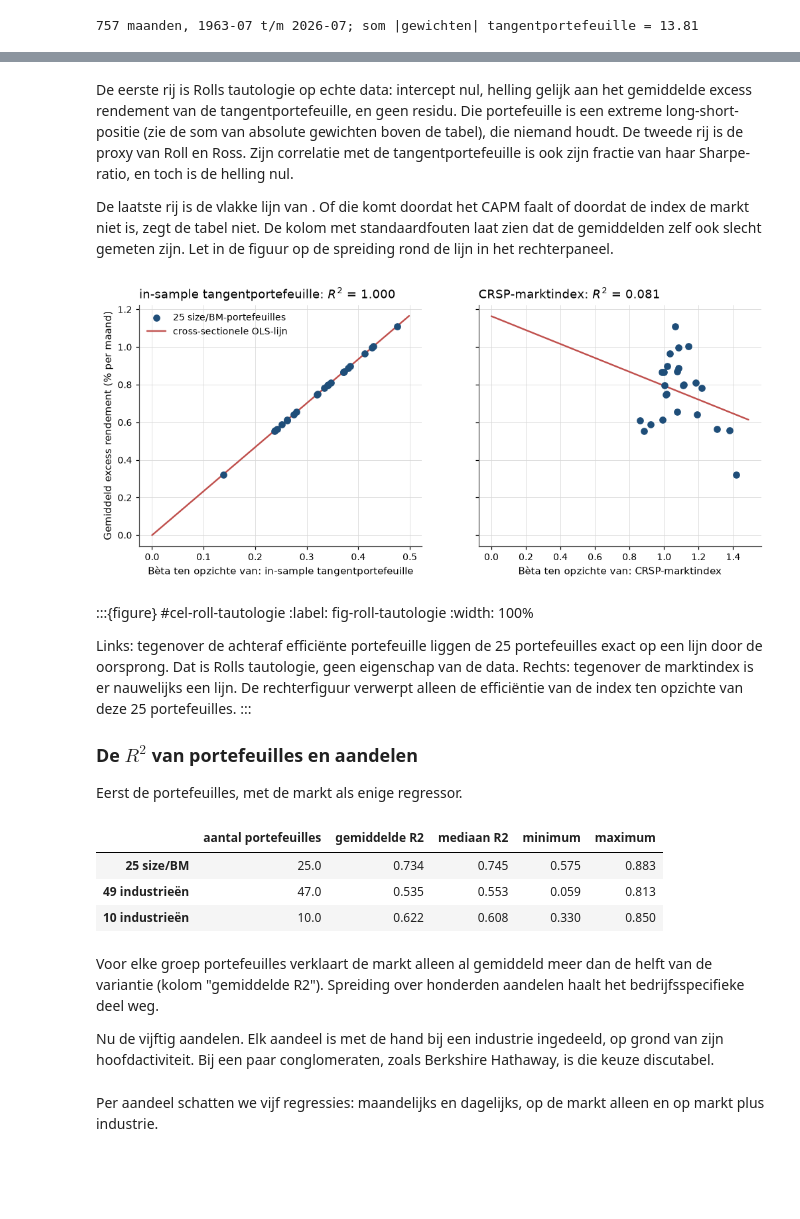
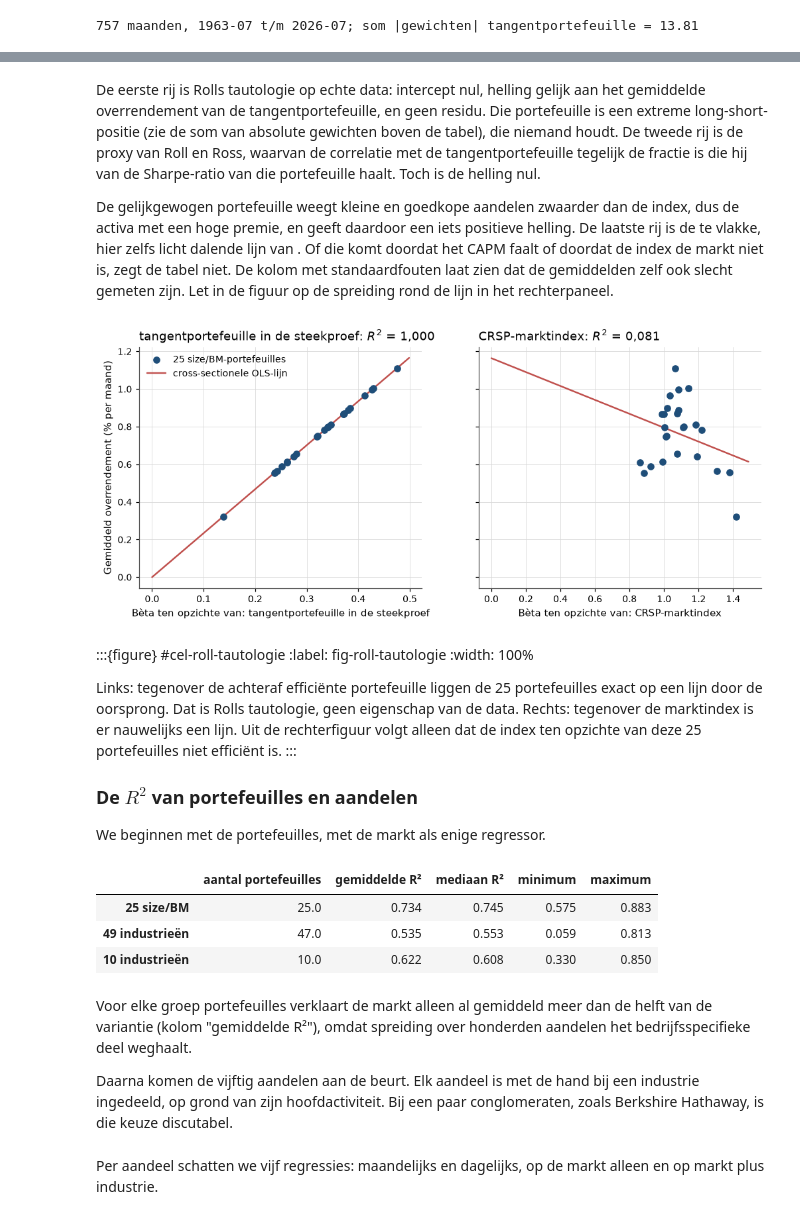
Before and after one commit to MaartenN14/history-asset-pricing, a Jupyter notebook: lectures/03_14_roll.ipynb, the cells around one changed output, grey strips where cells are left out. Saved outputs shown, nothing was run; the diff lists cells and outputs as text; code cells hidden in the pictures; blank space fills up the shorter version.

```diff
--- a/lectures/03_14_roll.ipynb
+++ b/lectures/03_14_roll.ipynb
@@ -841,12 +862,12 @@ c_hat = (d_hat @ Sigma_hat @ w_tan) / (d_hat @ Sigma_hat @ d_hat)
 w_zero = w_tan - c_hat * d_hat
 
 proxies = {
-    "in-sample tangentportefeuille": ff25 @ w_tan,
+    "tangentportefeuille in de steekproef": ff25 @ w_tan,
     "helling nul, maximale correlatie": ff25 @ w_zero,
     "gelijkgewogen 25": ff25.mean(axis=1),
     "CRSP-marktindex": mkt_excess,
 }
-tangent = proxies["in-sample tangentportefeuille"]
+tangent = proxies["tangentportefeuille in de steekproef"]
 print(f"{len(ff25)} maanden, {ff25.index[0]:%Y-%m} t/m {ff25.index[-1]:%Y-%m}; "
       f"som |gewichten| tangentportefeuille = {np.abs(w_tan).sum():.2f}")
 # %% [output]
@@ -863,12 +884,12 @@ for name, proxy in proxies.items():
     tautology[name] = {
         "correlatie met tangentportefeuille": proxy.corr(tangent),
         "Sharpe-ratio (per jaar)": np.sqrt(12) * proxy.mean() / proxy.std(),
-        "gemiddeld excess rendement (% per maand)": 100 * proxy.mean(),
+        "gemiddeld overrendement (% per maand)": 100 * proxy.mean(),
         "standaardfout gemiddelde (% per maand)": 100 * proxy.std() / np.sqrt(len(proxy)),
         "intercept (% per maand)": 100 * intercept,
         "helling (% per maand)": 100 * slope,
         "grootste |residu| (% per maand)": 100 * np.abs(resid).max(),
-        "R2": r2,
+        "R²": r2,
     }
 pd.DataFrame(tautology).T.round(4)
 # %% [output]
@@ -879,32 +900,34 @@ pd.DataFrame(tautology).T.round(4)
 | CRSP-marktindex | 0.3449 | 0.4653 | 0.5992 | 0.1621 | ... |
 # %% [markdown]
 De eerste rij is Rolls tautologie op echte data: intercept nul, helling gelijk aan het
-gemiddelde excess rendement van de tangentportefeuille, en geen residu. Die
+gemiddelde overrendement van de tangentportefeuille, en geen residu. Die
 portefeuille is een extreme long-short-positie (zie de som van absolute gewichten
-boven de tabel), die niemand houdt. De tweede rij is de proxy van Roll en Ross. Zijn
-correlatie met de tangentportefeuille is ook zijn fractie van haar Sharpe-ratio, en
-toch is de helling nul.
+boven de tabel), die niemand houdt. De tweede rij is de proxy van Roll en Ross, waarvan de
+correlatie met de tangentportefeuille tegelijk de fractie is die hij van de Sharpe-ratio
+van die portefeuille haalt. Toch is de helling nul.
 
-De laatste rij is de vlakke lijn van [](#02-08-capm). Of die komt doordat het CAPM
-faalt of doordat de index de markt niet is, zegt de tabel niet. De kolom met
+De gelijkgewogen portefeuille weegt kleine en goedkope aandelen zwaarder dan de index, dus
+de activa met een hoge premie, en geeft daardoor een iets positieve helling. De laatste rij
+is de te vlakke, hier zelfs licht dalende lijn van [](#02-08-capm). Of die komt doordat
+het CAPM faalt of doordat de index de markt niet is, zegt de tabel niet. De kolom met
 standaardfouten laat zien dat de gemiddelden zelf ook slecht gemeten zijn. Let in de
 figuur op de spreiding rond de lijn in het rechterpaneel.
 # %%
 fig, axes = plt.subplots(1, 2, figsize=(11, 4.3), sharey=True)
-for ax, name in zip(axes, ["in-sample tangentportefeuille", "CRSP-marktindex"]):
+for ax, name in zip(axes, ["tangentportefeuille in de steekproef", "CRSP-marktindex"]):
     betas, intercept, slope = fitted[name]
     grid = np.linspace(0, 1.05 * betas.max(), 20)
     ax.scatter(betas, 100 * mu_hat, color=hap.plotting.COLORS[0], zorder=3,
                label="25 size/BM-portefeuilles")
     ax.plot(grid, 100 * (intercept + slope * grid), color=hap.plotting.COLORS[1],
             label="cross-sectionele OLS-lijn")
     ax.set_xlabel(f"Bèta ten opzichte van: {name}")
-    ax.set_title(f"{name}: $R^2$ = {tautology[name]['R2']:.3f}")
-axes[0].set_ylabel("Gemiddeld excess rendement (% per maand)")
+    ax.set_title(f"{name}: $R^2$ = {tautology[name]['R²']:.3f}".replace(".", ","))
+axes[0].set_ylabel("Gemiddeld overrendement (% per maand)")
 axes[0].legend(loc="upper left")
 plt.show()
 # %% [output]
-[figure, old version]
+[figure, new version]
 # %% [markdown]
 :::{figure} #cel-roll-tautologie
 :label: fig-roll-tautologie
@@ -912,13 +935,13 @@ plt.show()
 
 Links: tegenover de achteraf efficiënte portefeuille liggen de 25 portefeuilles exact
 op een lijn door de oorsprong. Dat is Rolls tautologie, geen eigenschap van de data.
-Rechts: tegenover de marktindex is er nauwelijks een lijn. De rechterfiguur verwerpt
-alleen de efficiëntie van de index ten opzichte van deze 25 portefeuilles.
+Rechts: tegenover de marktindex is er nauwelijks een lijn. Uit de rechterfiguur volgt
+alleen dat de index ten opzichte van deze 25 portefeuilles niet efficiënt is.
 :::
 
 ### De $R^2$ van portefeuilles en aandelen
 
-Eerst de portefeuilles, met de markt als enige regressor.
+We beginnen met de portefeuilles, met de markt als enige regressor.
 # %%
 def adjusted_r2(frame):
     """Adjusted R^2 of the first column of `frame` on the remaining columns (with intercept)."""
@@ -947,21 +970,22 @@ for name, panel in portfolio_sets.items():
         r2_per_portfolio[col] = adjusted_r2(pair)
     r2 = pd.Series(r2_per_portfolio)
     portfolio_r2[name] = r2
-    portfolio_summary[name] = {"aantal portefeuilles": len(r2), "gemiddelde R2": r2.mean(),
-                               "mediaan R2": r2.median(), "minimum": r2.min(),
+    portfolio_summary[name] = {"aantal portefeuilles": len(r2), "gemiddelde R²": r2.mean(),
+                               "mediaan R²": r2.median(), "minimum": r2.min(),
                                "maximum": r2.max()}
 pd.DataFrame(portfolio_summary).T.round(3)
 # %% [output]
-|  | aantal portefeuilles | gemiddelde R2 | mediaan R2 | minimum | maximum |
+|  | aantal portefeuilles | gemiddelde R² | mediaan R² | minimum | maximum |
 | 25 size/BM | 25.0 | 0.734 | 0.745 | 0.575 | 0.883 |
 | 49 industrieën | 47.0 | 0.535 | 0.553 | 0.059 | 0.813 |
 | 10 industrieën | 10.0 | 0.622 | 0.608 | 0.330 | 0.850 |
 # %% [markdown]
 Voor elke groep portefeuilles verklaart de markt alleen al gemiddeld meer dan de helft
-van de variantie (kolom "gemiddelde R2"). Spreiding over honderden
-aandelen haalt het bedrijfsspecifieke deel weg.
+van de variantie (kolom "gemiddelde R²"), omdat spreiding over honderden aandelen het
+bedrijfsspecifieke deel weghaalt.
 
-Nu de vijftig aandelen. Elk aandeel is met de hand bij een industrie ingedeeld, op
+Daarna komen de vijftig aandelen aan de beurt. Elk aandeel is met de hand bij een
+industrie ingedeeld, op
 grond van zijn hoofdactiviteit. Bij een paar conglomeraten, zoals Berkshire Hathaway,
 is die keuze discutabel.
 # %%
```
Also changed, not shown: parts of 22 cells of this notebook, 4 other files.
